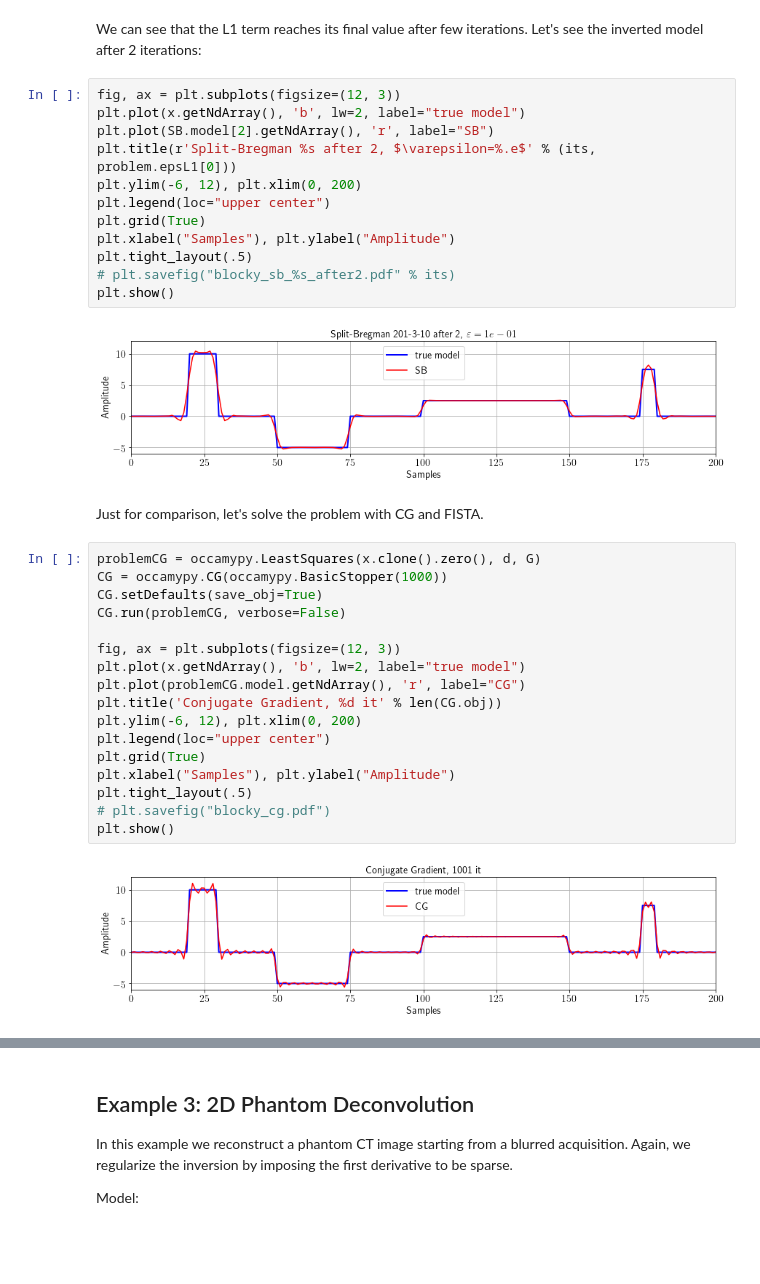
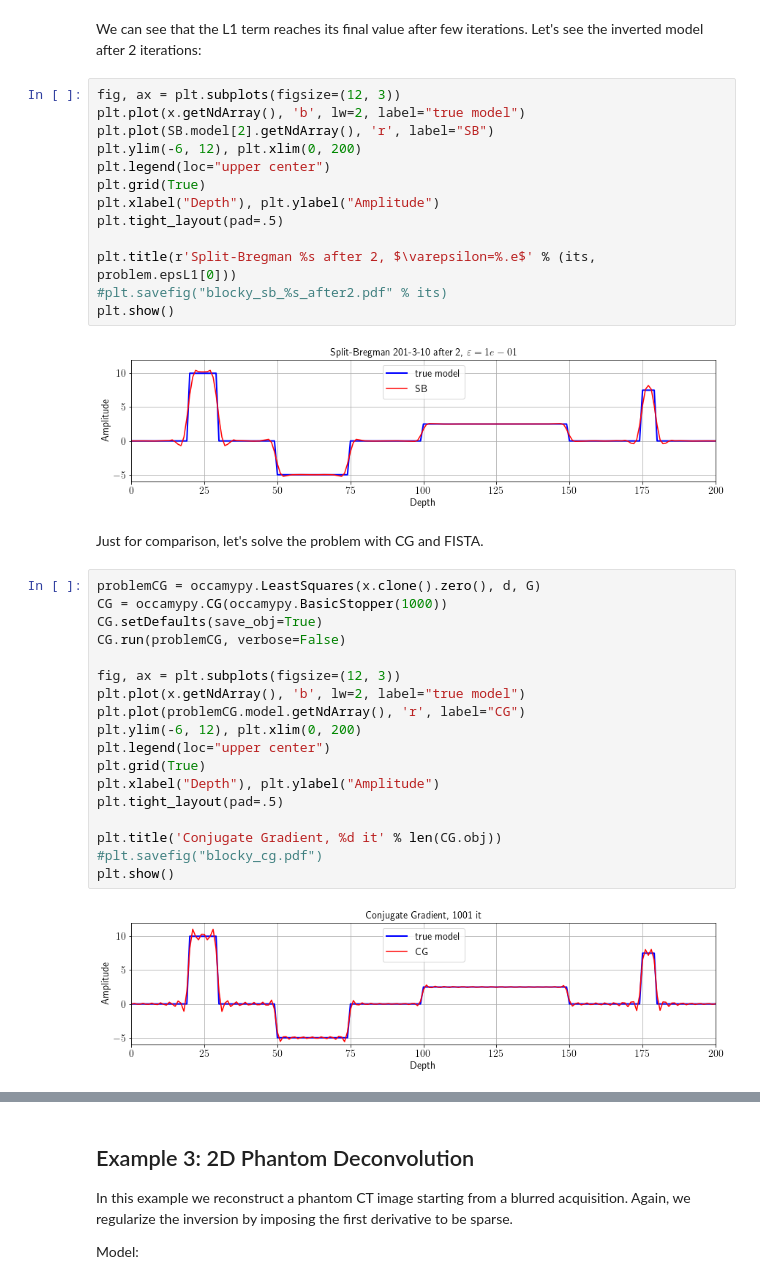
Before and after one commit to fpicetti/occamypy, a Jupyter notebook: tutorials/SplitBregman Examples.ipynb, the cells around one changed output, grey strips where cells are left out. Cells and saved outputs as stored; diff of their text form; blank space fills up the shorter version.

```diff
--- a/tutorials/SplitBregman Examples.ipynb
+++ b/tutorials/SplitBregman Examples.ipynb
@@ -311,17 +454,18 @@ Let's see the inverted model after 2 iterations:
 # %%
 fig, ax = plt.subplots(figsize=(12, 3))
 plt.plot(x.getNdArray(), 'b', lw=2, label="true model")
 plt.plot(SB.model[2].getNdArray(), 'r', label="SB")
-plt.title(r'Split-Bregman %s after 2, $\varepsilon=%.e$' % (its, problem.epsL1[0]))
 plt.ylim(-6, 12), plt.xlim(0, 200)
 plt.legend(loc="upper center")
 plt.grid(True)
-plt.xlabel("Samples"), plt.ylabel("Amplitude")
-plt.tight_layout(.5)
-# plt.savefig("blocky_sb_%s_after2.pdf" % its)
+plt.xlabel("Depth"), plt.ylabel("Amplitude")
+plt.tight_layout(pad=.5)
+
+plt.title(r'Split-Bregman %s after 2, $\varepsilon=%.e$' % (its, problem.epsL1[0]))
+#plt.savefig("blocky_sb_%s_after2.pdf" % its)
 plt.show()
 # %% [output]
-[figure, old version]
+[figure, new version]
 # %% [markdown]
 Just for comparison, let's solve the problem with CG and FISTA.
 # %%
@@ -333,16 +477,17 @@ CG.run(problemCG, verbose=False)
 fig, ax = plt.subplots(figsize=(12, 3))
 plt.plot(x.getNdArray(), 'b', lw=2, label="true model")
 plt.plot(problemCG.model.getNdArray(), 'r', label="CG")
-plt.title('Conjugate Gradient, %d it' % len(CG.obj))
 plt.ylim(-6, 12), plt.xlim(0, 200)
 plt.legend(loc="upper center")
 plt.grid(True)
-plt.xlabel("Samples"), plt.ylabel("Amplitude")
-plt.tight_layout(.5)
-# plt.savefig("blocky_cg.pdf")
+plt.xlabel("Depth"), plt.ylabel("Amplitude")
+plt.tight_layout(pad=.5)
+
+plt.title('Conjugate Gradient, %d it' % len(CG.obj))
+#plt.savefig("blocky_cg.pdf")
 plt.show()
 # %% [output]
-[figure, old version]
+[figure, new version]
 # %%
 # compute maximum eigenvalue
 maxeig = G.powerMethod()
```
Also changed, not shown: parts of 24 cells of this notebook, 1 other file.
